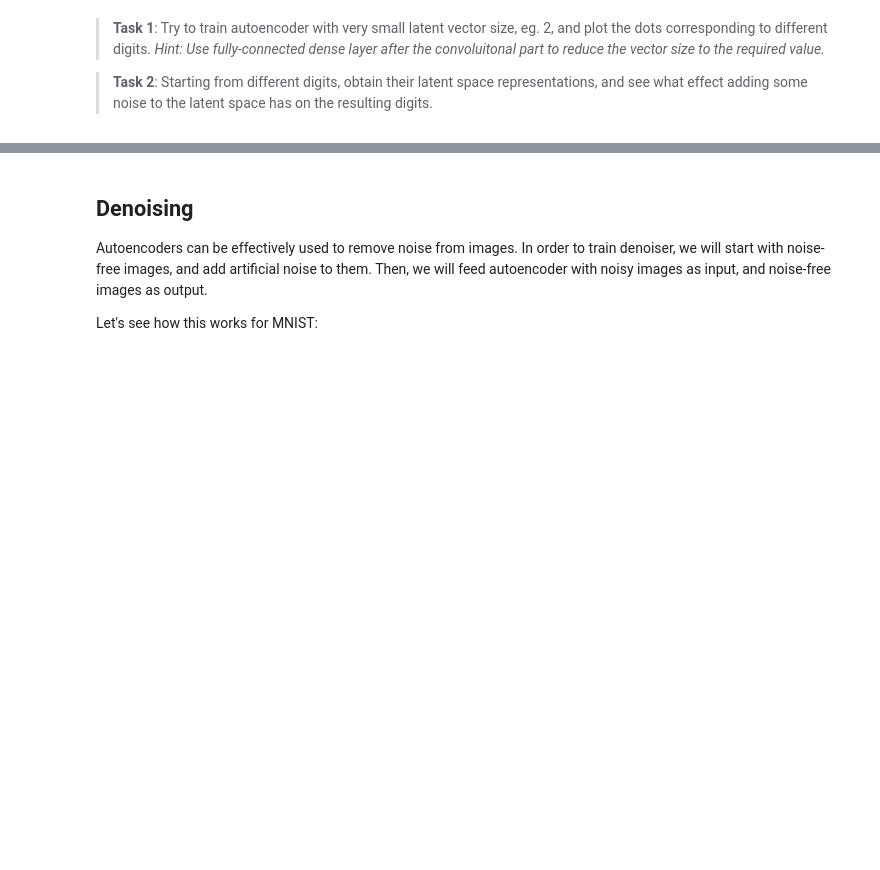
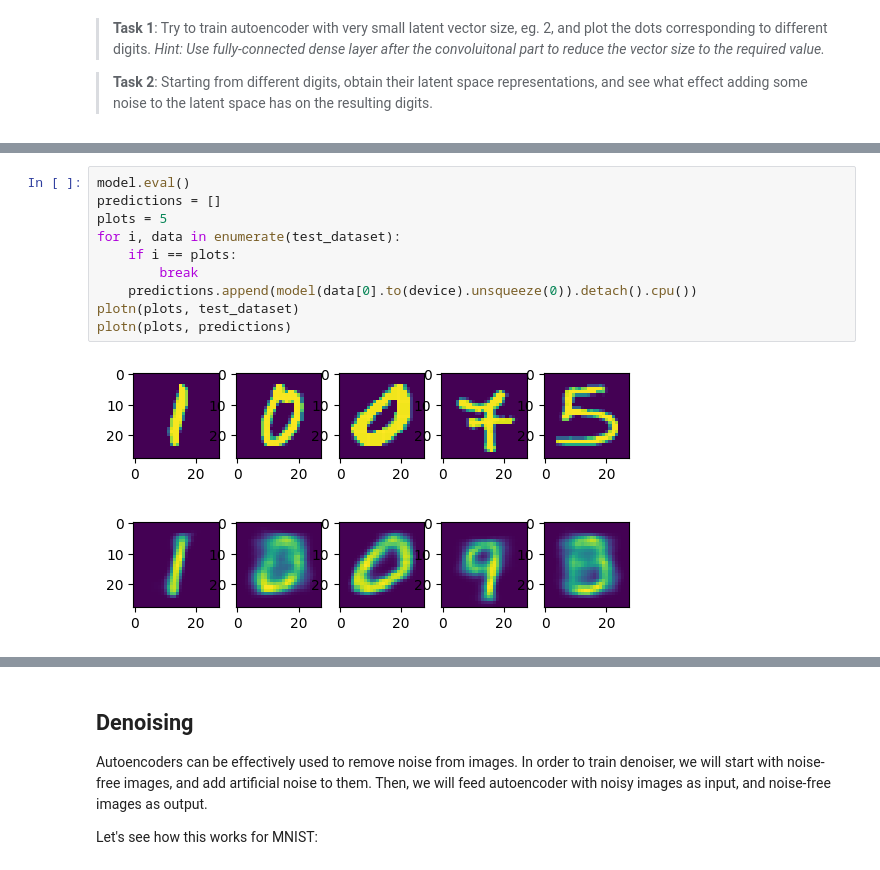
Before and after one commit to KalebKei/AI-For-Beginners, a Jupyter notebook: lessons/4-ComputerVision/09-Autoencoders/AutoEncodersPyTorch.ipynb, the cells around one changed output, grey strips where cells are left out. Cells and saved outputs as stored; diff of their text form; blank space fills up the shorter version.

```diff
--- a/lessons/4-ComputerVision/09-Autoencoders/AutoEncodersPyTorch.ipynb
+++ b/lessons/4-ComputerVision/09-Autoencoders/AutoEncodersPyTorch.ipynb
@@ -234,0 +316,13 @@ plotn(plots, predictions)
+# %%
+model.eval()
+predictions = []
+plots = 5
+for i, data in enumerate(test_dataset):
+    if i == plots:
+        break
+    predictions.append(model(data[0].to(device).unsqueeze(0)).detach().cpu())
+plotn(plots, test_dataset)
+plotn(plots, predictions)
+# %% [output]
+[figure, added]
+[figure, added]
```
Also changed, not shown: parts of 11 cells of this notebook.
